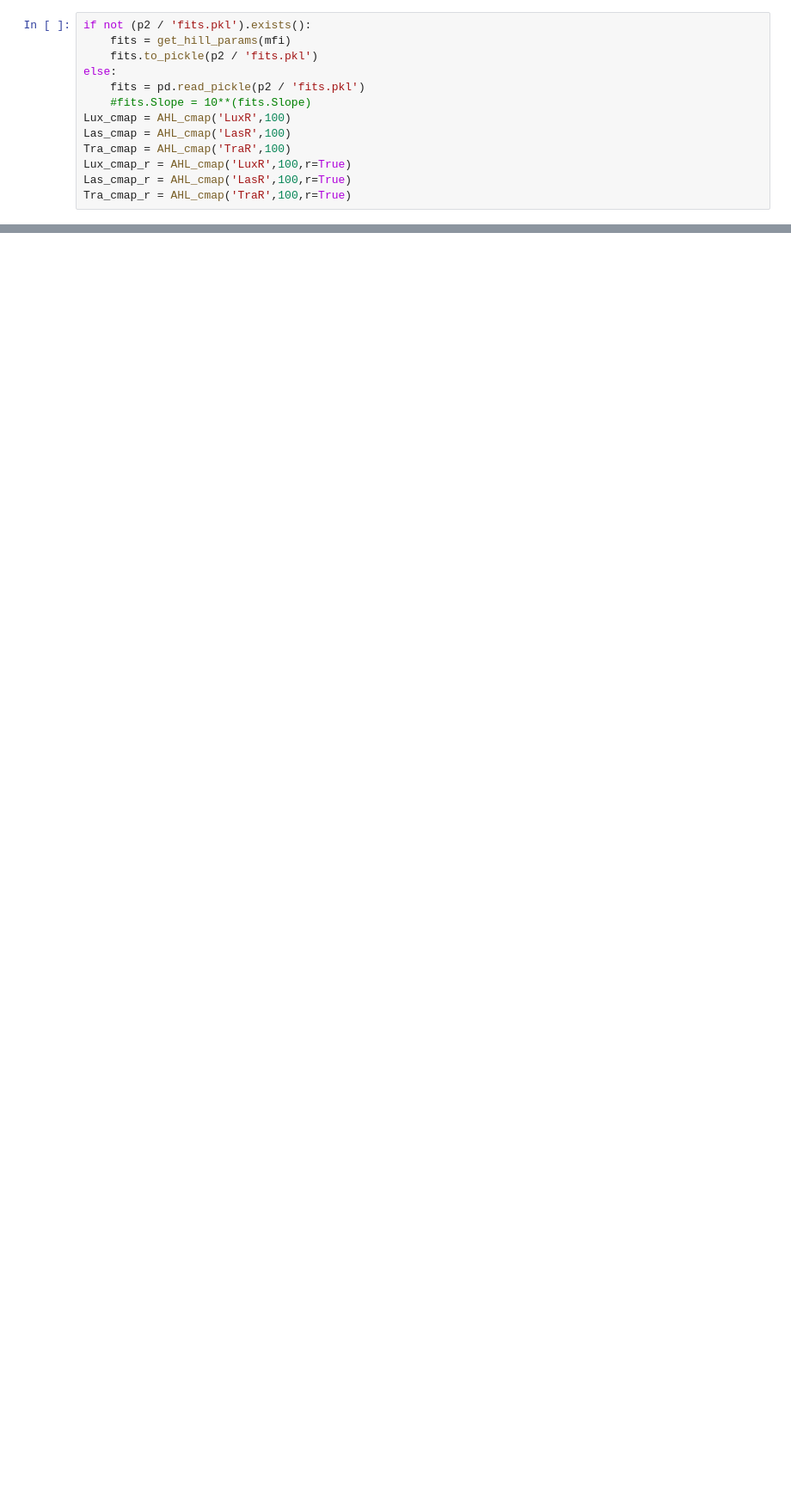
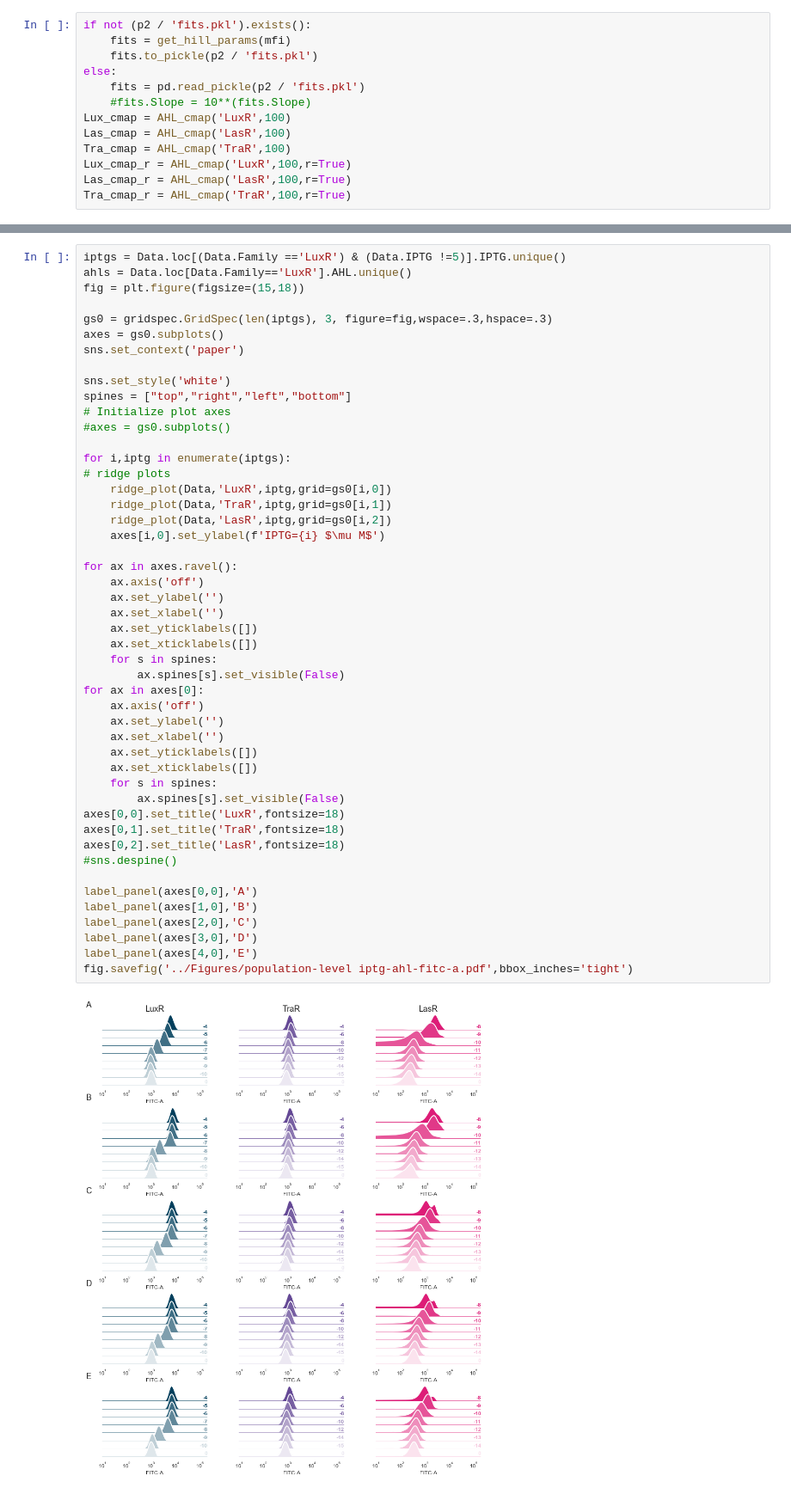
Before and after one commit to Jsakkos/cyano-sync, a Jupyter notebook: notebooks/Characterization.ipynb, the cells around one changed output, grey strips where cells are left out. Shown at 86% size. Saved outputs shown, nothing was run; the diff lists cells and outputs as text; blank space fills up the shorter version.

```diff
--- a/notebooks/Characterization.ipynb
+++ b/notebooks/Characterization.ipynb
@@ -380,0 +481,50 @@ fig.savefig('../Figures/SE Characterization.png',dpi=300,bbox_inches='tight')
+# %%
+iptgs = Data.loc[(Data.Family =='LuxR') & (Data.IPTG !=5)].IPTG.unique()
+ahls = Data.loc[Data.Family=='LuxR'].AHL.unique()
+fig = plt.figure(figsize=(15,18))
+
+gs0 = gridspec.GridSpec(len(iptgs), 3, figure=fig,wspace=.3,hspace=.3)
+axes = gs0.subplots()
+sns.set_context('paper')
+
+sns.set_style('white')
+spines = ["top","right","left","bottom"]
+# Initialize plot axes
+#axes = gs0.subplots()
+
+for i,iptg in enumerate(iptgs):
+# ridge plots
+    ridge_plot(Data,'LuxR',iptg,grid=gs0[i,0])
+    ridge_plot(Data,'TraR',iptg,grid=gs0[i,1])
+    ridge_plot(Data,'LasR',iptg,grid=gs0[i,2])
+    axes[i,0].set_ylabel(f'IPTG={i} $\mu M$')
+
+for ax in axes.ravel():
+    ax.axis('off')
+    ax.set_ylabel('')
+    ax.set_xlabel('')
+    ax.set_yticklabels([])
+    ax.set_xticklabels([])
+    for s in spines:
+        ax.spines[s].set_visible(False)
+for ax in axes[0]:
+    ax.axis('off')
+    ax.set_ylabel('')
+    ax.set_xlabel('')
+    ax.set_yticklabels([])
+    ax.set_xticklabels([])
+    for s in spines:
+        ax.spines[s].set_visible(False)
+axes[0,0].set_title('LuxR',fontsize=18)
+axes[0,1].set_title('TraR',fontsize=18)
+axes[0,2].set_title('LasR',fontsize=18)
+#sns.despine()
+
+label_panel(axes[0,0],'A')
+label_panel(axes[1,0],'B')
+label_panel(axes[2,0],'C')
+label_panel(axes[3,0],'D')
+label_panel(axes[4,0],'E')
+fig.savefig('../Figures/population-level iptg-ahl-fitc-a.pdf',bbox_inches='tight')
+# %% [output]
+[figure, added]
```
Also changed, not shown: parts of 6 cells of this notebook, 15 other files.
